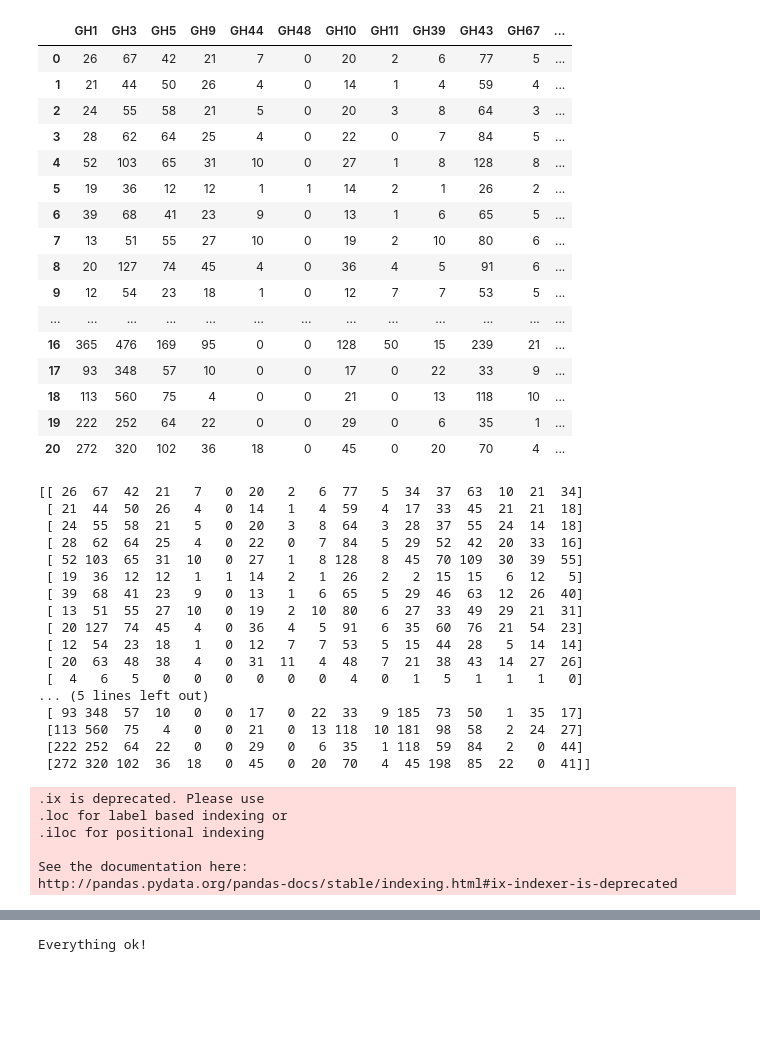
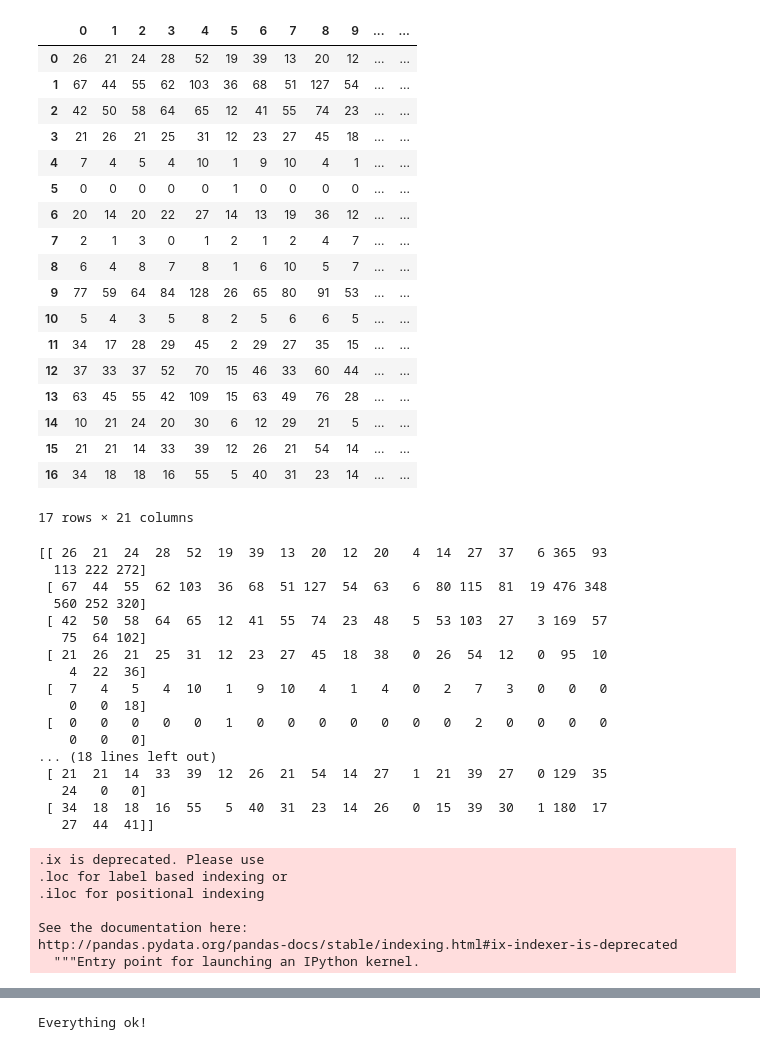
Before and after one commit to coverney/Linearity1-PCA, a Jupyter notebook: Meta.ipynb, the cells around one changed output, grey strips where cells are left out. Drawn from its saved outputs; the diff is of its cells as text; code cells hidden in the pictures; blank space fills up the shorter version.

```diff
--- a/Meta.ipynb
+++ b/Meta.ipynb
@@ -1,58 +1,60 @@
 # %%
 import pandas as pd
 
 df = pd.read_csv(
     filepath_or_buffer='meta_data.csv',
     header=None,
     sep=',')
 
-df = df.transpose()
-df.columns=['GH1', 'GH3', 'GH5','GH9','GH44','GH48','GH10','GH11' ,'GH39','GH43', 'GH67', 'GH16', 'GH31', 'GH2', 'GH26', 'GH36', 'GH88']
+# df.columns=['GH1', 'GH3', 'GH5','GH9','GH44','GH48','GH10','GH11' ,'GH39','GH43', 'GH67', 'GH16', 'GH31', 'GH2', 'GH26', 'GH36', 'GH88']
 
 df
 # %% [output]
-|  | GH1 | GH3 | GH5 | GH9 | GH44 | GH48 | GH10 | GH11 | GH39 | GH43 | GH67 | ... |
-| 0 | 26 | 67 | 42 | 21 | 7 | 0 | 20 | 2 | 6 | 77 | 5 | ... |
-| 1 | 21 | 44 | 50 | 26 | 4 | 0 | 14 | 1 | 4 | 59 | 4 | ... |
-| 2 | 24 | 55 | 58 | 21 | 5 | 0 | 20 | 3 | 8 | 64 | 3 | ... |
-| 3 | 28 | 62 | 64 | 25 | 4 | 0 | 22 | 0 | 7 | 84 | 5 | ... |
-| 4 | 52 | 103 | 65 | 31 | 10 | 0 | 27 | 1 | 8 | 128 | 8 | ... |
-| 5 | 19 | 36 | 12 | 12 | 1 | 1 | 14 | 2 | 1 | 26 | 2 | ... |
-| 6 | 39 | 68 | 41 | 23 | 9 | 0 | 13 | 1 | 6 | 65 | 5 | ... |
-| 7 | 13 | 51 | 55 | 27 | 10 | 0 | 19 | 2 | 10 | 80 | 6 | ... |
-| 8 | 20 | 127 | 74 | 45 | 4 | 0 | 36 | 4 | 5 | 91 | 6 | ... |
-| 9 | 12 | 54 | 23 | 18 | 1 | 0 | 12 | 7 | 7 | 53 | 5 | ... |
-| ... | ... | ... | ... | ... | ... | ... | ... | ... | ... | ... | ... | ... |
-| 16 | 365 | 476 | 169 | 95 | 0 | 0 | 128 | 50 | 15 | 239 | 21 | ... |
-| 17 | 93 | 348 | 57 | 10 | 0 | 0 | 17 | 0 | 22 | 33 | 9 | ... |
-| 18 | 113 | 560 | 75 | 4 | 0 | 0 | 21 | 0 | 13 | 118 | 10 | ... |
-| 19 | 222 | 252 | 64 | 22 | 0 | 0 | 29 | 0 | 6 | 35 | 1 | ... |
-| 20 | 272 | 320 | 102 | 36 | 18 | 0 | 45 | 0 | 20 | 70 | 4 | ... |
+|  | 0 | 1 | 2 | 3 | 4 | 5 | 6 | 7 | 8 | 9 | ... | ... |
+| 0 | 26 | 21 | 24 | 28 | 52 | 19 | 39 | 13 | 20 | 12 | ... | ... |
+| 1 | 67 | 44 | 55 | 62 | 103 | 36 | 68 | 51 | 127 | 54 | ... | ... |
+| 2 | 42 | 50 | 58 | 64 | 65 | 12 | 41 | 55 | 74 | 23 | ... | ... |
+| 3 | 21 | 26 | 21 | 25 | 31 | 12 | 23 | 27 | 45 | 18 | ... | ... |
+| 4 | 7 | 4 | 5 | 4 | 10 | 1 | 9 | 10 | 4 | 1 | ... | ... |
+| 5 | 0 | 0 | 0 | 0 | 0 | 1 | 0 | 0 | 0 | 0 | ... | ... |
+| 6 | 20 | 14 | 20 | 22 | 27 | 14 | 13 | 19 | 36 | 12 | ... | ... |
+| 7 | 2 | 1 | 3 | 0 | 1 | 2 | 1 | 2 | 4 | 7 | ... | ... |
+| 8 | 6 | 4 | 8 | 7 | 8 | 1 | 6 | 10 | 5 | 7 | ... | ... |
+| 9 | 77 | 59 | 64 | 84 | 128 | 26 | 65 | 80 | 91 | 53 | ... | ... |
+| 10 | 5 | 4 | 3 | 5 | 8 | 2 | 5 | 6 | 6 | 5 | ... | ... |
+| 11 | 34 | 17 | 28 | 29 | 45 | 2 | 29 | 27 | 35 | 15 | ... | ... |
+| 12 | 37 | 33 | 37 | 52 | 70 | 15 | 46 | 33 | 60 | 44 | ... | ... |
+| 13 | 63 | 45 | 55 | 42 | 109 | 15 | 63 | 49 | 76 | 28 | ... | ... |
+| 14 | 10 | 21 | 24 | 20 | 30 | 6 | 12 | 29 | 21 | 5 | ... | ... |
+| 15 | 21 | 21 | 14 | 33 | 39 | 12 | 26 | 21 | 54 | 14 | ... | ... |
+| 16 | 34 | 18 | 18 | 16 | 55 | 5 | 40 | 31 | 23 | 14 | ... | ... |
+17 rows × 21 columns
 # %%
-X = df.ix[:,0:17].values
+X = df.ix[:,0:21].values
 # y = df.ix[:,16].values
 print(X)
 # %% [output]
-[[ 26  67  42  21   7   0  20   2   6  77   5  34  37  63  10  21  34]
- [ 21  44  50  26   4   0  14   1   4  59   4  17  33  45  21  21  18]
- [ 24  55  58  21   5   0  20   3   8  64   3  28  37  55  24  14  18]
- [ 28  62  64  25   4   0  22   0   7  84   5  29  52  42  20  33  16]
- [ 52 103  65  31  10   0  27   1   8 128   8  45  70 109  30  39  55]
- [ 19  36  12  12   1   1  14   2   1  26   2   2  15  15   6  12   5]
- [ 39  68  41  23   9   0  13   1   6  65   5  29  46  63  12  26  40]
- [ 13  51  55  27  10   0  19   2  10  80   6  27  33  49  29  21  31]
- [ 20 127  74  45   4   0  36   4   5  91   6  35  60  76  21  54  23]
- [ 12  54  23  18   1   0  12   7   7  53   5  15  44  28   5  14  14]
- [ 20  63  48  38   4   0  31  11   4  48   7  21  38  43  14  27  26]
- [  4   6   5   0   0   0   0   0   0   4   0   1   5   1   1   1   0]
-... (5 lines left out)
- [ 93 348  57  10   0   0  17   0  22  33   9 185  73  50   1  35  17]
- [113 560  75   4   0   0  21   0  13 118  10 181  98  58   2  24  27]
- [222 252  64  22   0   0  29   0   6  35   1 118  59  84   2   0  44]
- [272 320 102  36  18   0  45   0  20  70   4  45 198  85  22   0  41]]
+[[ 26  21  24  28  52  19  39  13  20  12  20   4  14  27  37   6 365  93
+  113 222 272]
+ [ 67  44  55  62 103  36  68  51 127  54  63   6  80 115  81  19 476 348
+  560 252 320]
+ [ 42  50  58  64  65  12  41  55  74  23  48   5  53 103  27   3 169  57
+   75  64 102]
+ [ 21  26  21  25  31  12  23  27  45  18  38   0  26  54  12   0  95  10
+    4  22  36]
+ [  7   4   5   4  10   1   9  10   4   1   4   0   2   7   3   0   0   0
+    0   0  18]
+ [  0   0   0   0   0   1   0   0   0   0   0   0   0   2   0   0   0   0
+    0   0   0]
+... (18 lines left out)
+ [ 21  21  14  33  39  12  26  21  54  14  27   1  21  39  27   0 129  35
+   24   0   0]
+ [ 34  18  18  16  55   5  40  31  23  14  26   0  15  39  30   1 180  17
+   27  44  41]]
 .ix is deprecated. Please use
 .loc for label based indexing or
 .iloc for positional indexing
 
 See the documentation here:
 http://pandas.pydata.org/pandas-docs/stable/indexing.html#ix-indexer-is-deprecated
+  """Entry point for launching an IPython kernel.
```
Also changed, not shown: parts of 33 cells of this notebook, 4 other files.
